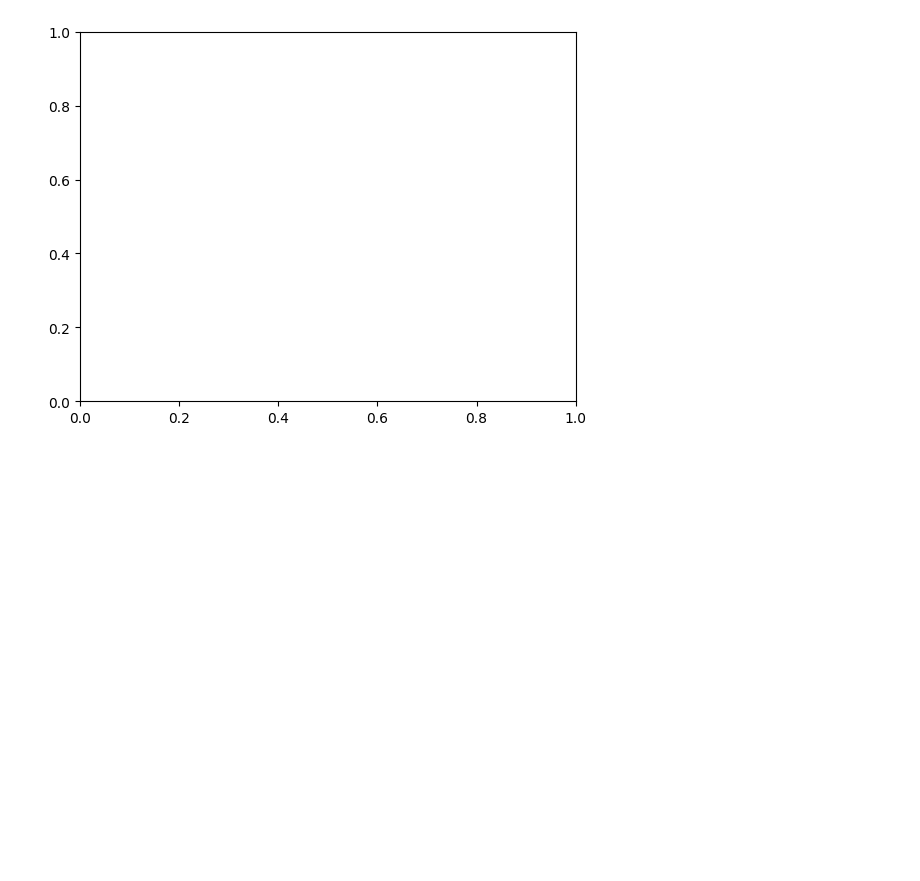
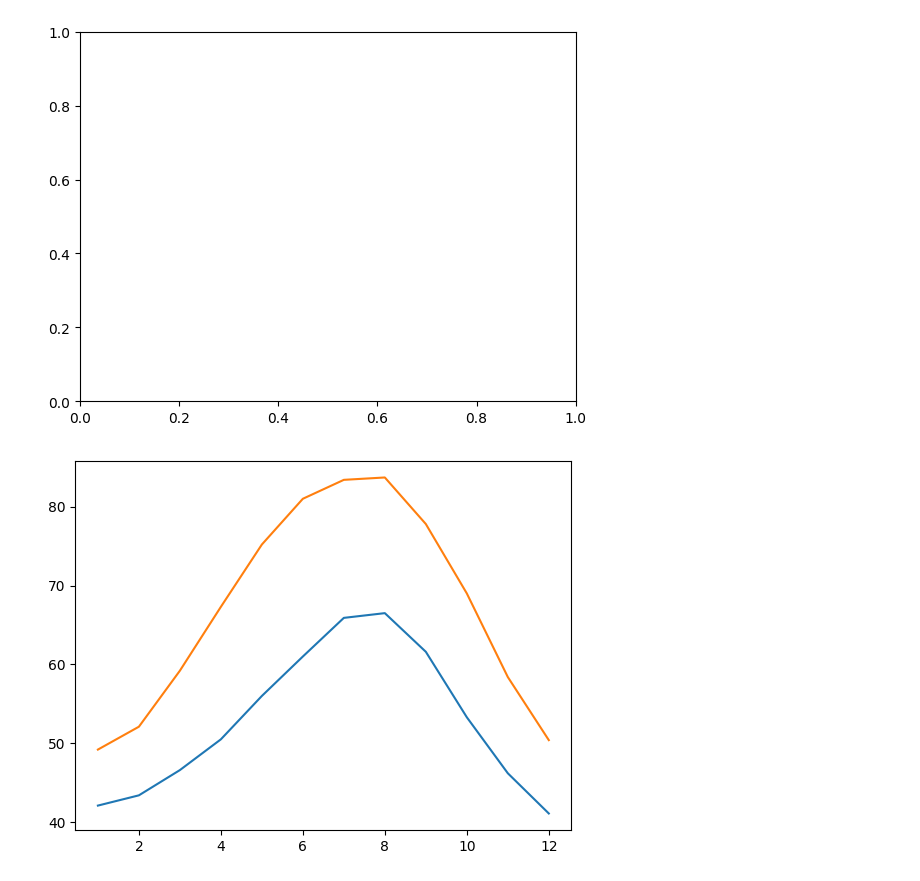
Before and after one commit to andrewch28/DataCamp, a Jupyter notebook: Matplotlib.ipynb, the cells around one changed output. Cells and saved outputs as stored; diff of their text form; code cells hidden in the pictures; blank space fills up the shorter version.

```diff
--- a/Matplotlib.ipynb
+++ b/Matplotlib.ipynb
@@ -14,6 +14,12 @@ plt.show()
 # %%
 import pandas as pd
 
-austin_weather = pd.read_csv("databases/austin_weater.csv")
+austin_weather = pd.read_csv("databases/austin_weather.csv")
 seattle_weather = pd.read_csv("databases/seattle_weather.csv")
-seattle_weather
+
+fig, ax = plt.subplots()
+ax.plot(seattle_weather["DATE"], seattle_weather["MLY-TAVG-NORMAL"])
+ax.plot(austin_weather["DATE"], austin_weather["MLY-TAVG-NORMAL"])
+plt.show()
+# %% [output]
+[figure, added]
```
Also changed, not shown: parts of 18 cells of this notebook, 3 other files.
